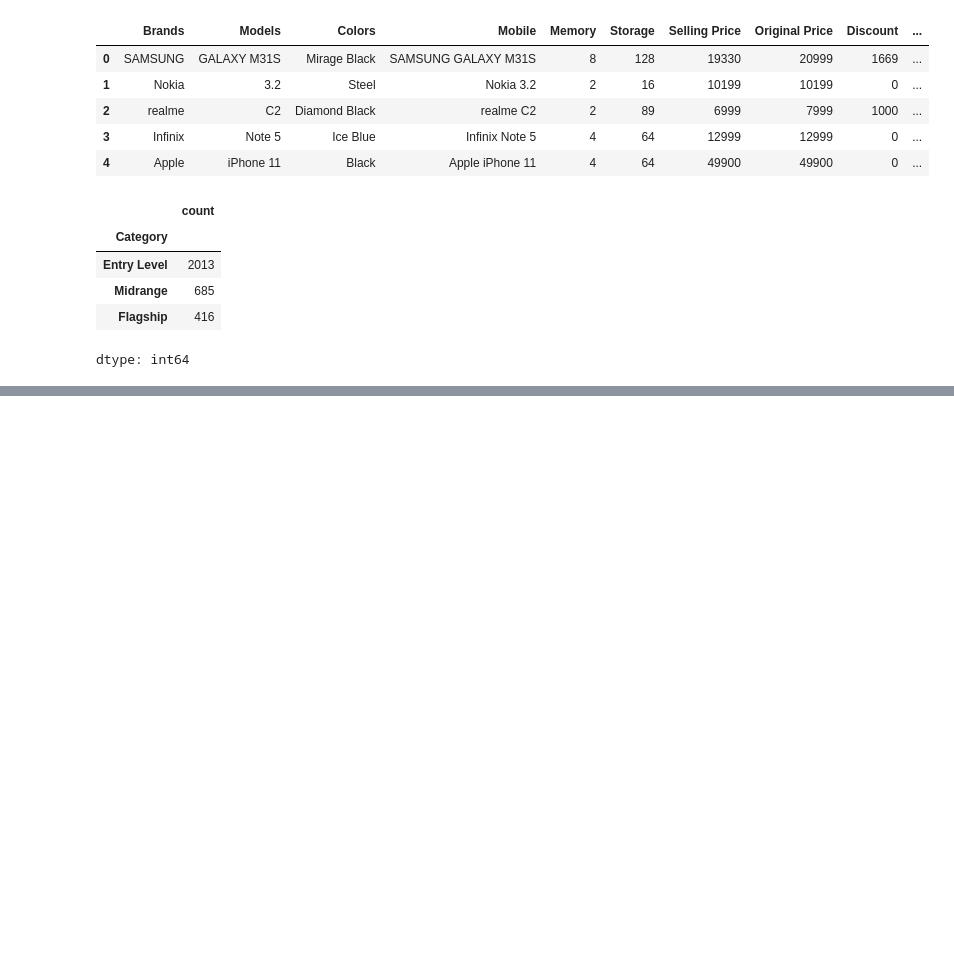
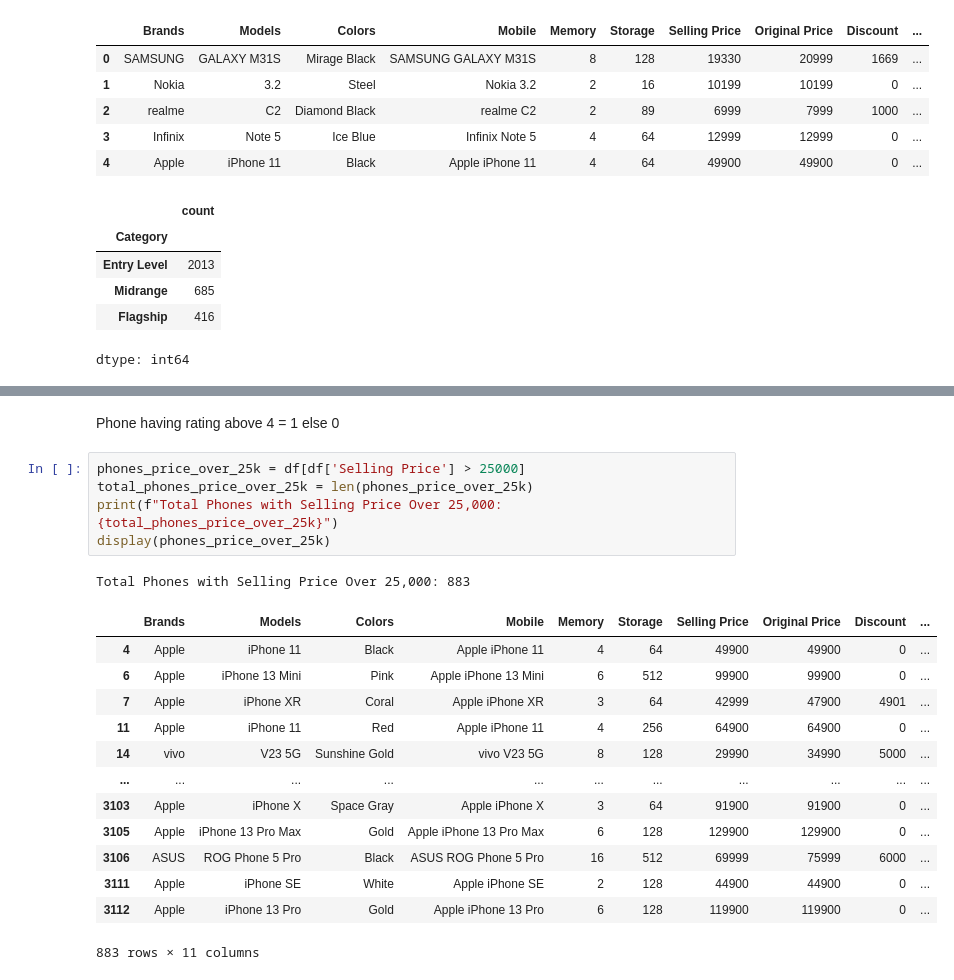
Before and after one commit to HARAJIT05/DATASETS-DATASCIENCE, a Jupyter notebook: Phone.ipynb, the cells around one changed output, grey strips where cells are left out. Drawn from its saved outputs; the diff is of its cells as text; blank space fills up the shorter version.

```diff
--- a/Phone.ipynb
+++ b/Phone.ipynb
@@ -69,0 +115,22 @@ dtype: int64
+# %% [markdown]
+Phone having rating above 4 = 1 else 0
+# %%
+phones_price_over_25k = df[df['Selling Price'] > 25000]
+total_phones_price_over_25k = len(phones_price_over_25k)
+print(f"Total Phones with Selling Price Over 25,000: {total_phones_price_over_25k}")
+display(phones_price_over_25k)
+# %% [output]
+Total Phones with Selling Price Over 25,000: 883
+|  | Brands | Models | Colors | Mobile | Memory | Storage | Selling Price | Original Price | Discount | ... |
+| 4 | Apple | iPhone 11 | Black | Apple iPhone 11 | 4 | 64 | 49900 | 49900 | 0 | ... |
+| 6 | Apple | iPhone 13 Mini | Pink | Apple iPhone 13 Mini | 6 | 512 | 99900 | 99900 | 0 | ... |
+| 7 | Apple | iPhone XR | Coral | Apple iPhone XR | 3 | 64 | 42999 | 47900 | 4901 | ... |
+| 11 | Apple | iPhone 11 | Red | Apple iPhone 11 | 4 | 256 | 64900 | 64900 | 0 | ... |
+| 14 | vivo | V23 5G | Sunshine Gold | vivo V23 5G | 8 | 128 | 29990 | 34990 | 5000 | ... |
+| ... | ... | ... | ... | ... | ... | ... | ... | ... | ... | ... |
+| 3103 | Apple | iPhone X | Space Gray | Apple iPhone X | 3 | 64 | 91900 | 91900 | 0 | ... |
+| 3105 | Apple | iPhone 13 Pro Max | Gold | Apple iPhone 13 Pro Max | 6 | 128 | 129900 | 129900 | 0 | ... |
+| 3106 | ASUS | ROG Phone 5 Pro | Black | ASUS ROG Phone 5 Pro | 16 | 512 | 69999 | 75999 | 6000 | ... |
+| 3111 | Apple | iPhone SE | White | Apple iPhone SE | 2 | 128 | 44900 | 44900 | 0 | ... |
+| 3112 | Apple | iPhone 13 Pro | Gold | Apple iPhone 13 Pro | 6 | 128 | 119900 | 119900 | 0 | ... |
+883 rows × 11 columns
```
Also changed, not shown: parts of 3 cells of this notebook.
